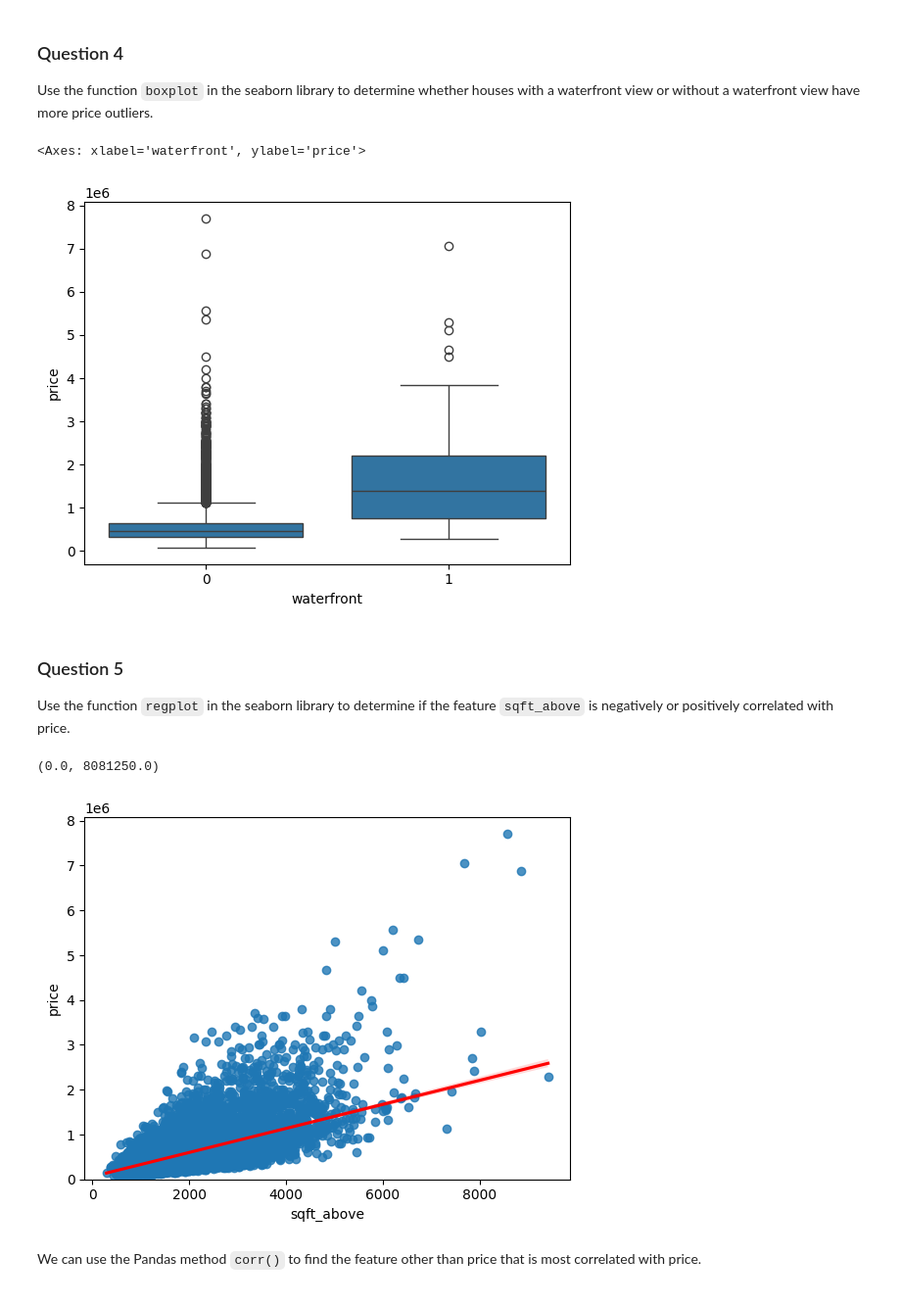
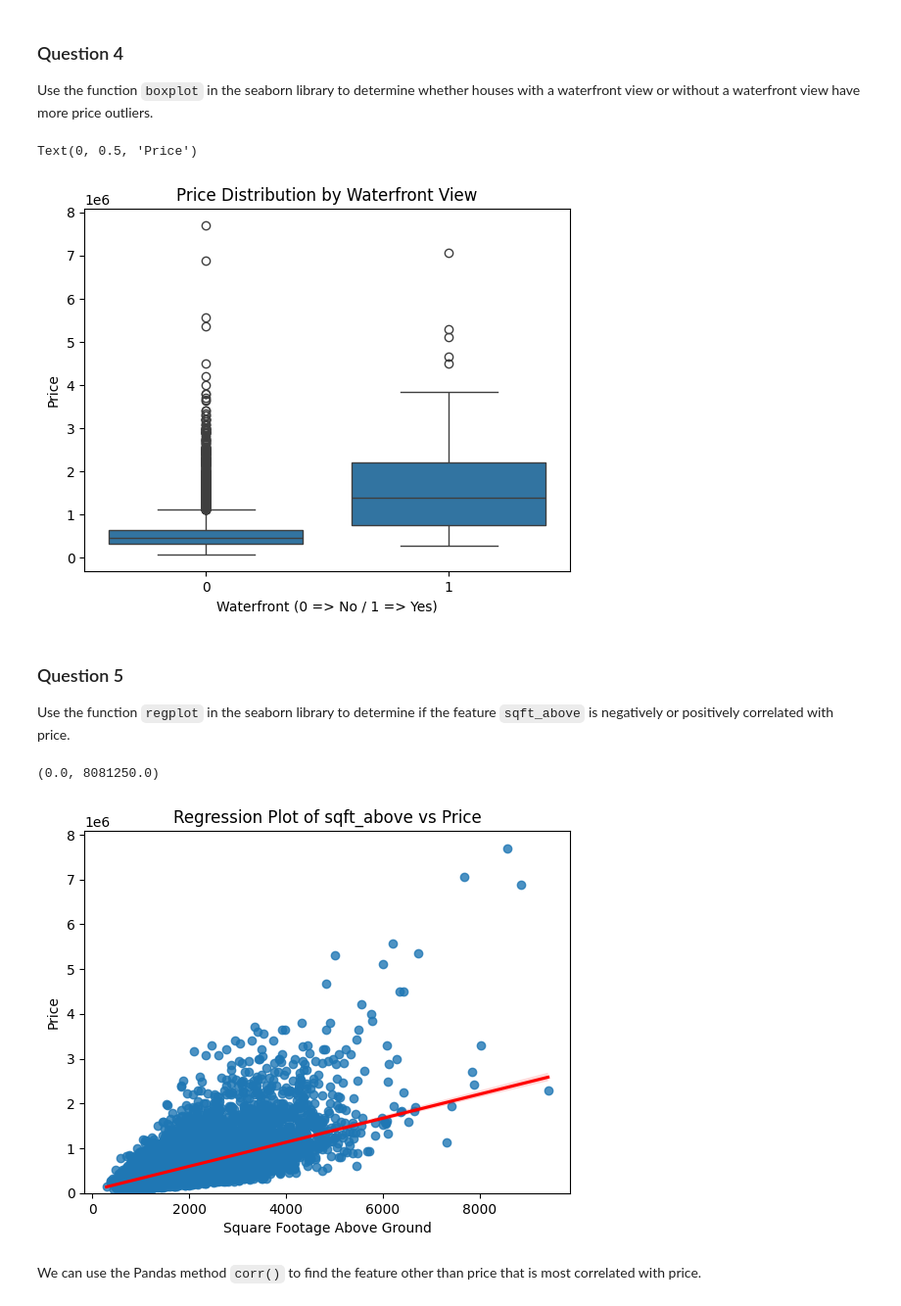
Before and after one commit to darwin-garcia/IBM-Data-Science, a Jupyter notebook: Module 7/House_Sales_in_King_Count_USA.ipynb, the cells around one changed output. Shown: that part at 98% size. Cells and saved outputs as stored; diff of their text form; code cells hidden in the pictures.

```diff
--- a/Module 7/House_Sales_in_King_Count_USA.ipynb
+++ b/Module 7/House_Sales_in_King_Count_USA.ipynb
@@ -211,19 +211,25 @@ df['floors'].value_counts().to_frame()
 Use the function <code>boxplot</code> in the seaborn library  to  determine whether houses with a waterfront view or without a waterfront view have more price outliers.
 # %%
 sns.boxplot(x="waterfront",y="price", data=df)
+plt.title("Price Distribution by Waterfront View")
+plt.xlabel("Waterfront (0 => No / 1 => Yes)")
+plt.ylabel("Price")
 # %% [output]
-<Axes: xlabel='waterfront', ylabel='price'>
+Text(0, 0.5, 'Price')
-[figure, old version]
+[figure, new version]
 # %% [markdown]
 ### Question 5
 
 Use the function <code>regplot</code>  in the seaborn library  to  determine if the feature <code>sqft_above</code> is negatively or positively correlated with price.
 # %%
 sns.regplot(x="sqft_above", y="price", data=df, line_kws={"color": "red"})
+plt.title("Regression Plot of sqft_above vs Price")
+plt.xlabel("Square Footage Above Ground")
+plt.ylabel("Price")
 plt.ylim(0,)
 # %% [output]
 (0.0, 8081250.0)
-[figure, old version]
+[figure, new version]
 # %% [markdown]
 We can use the Pandas method <code>corr()</code>  to find the feature other than price that is most correlated with price.
 # %%
```
Also changed, not shown: 5 other files.
